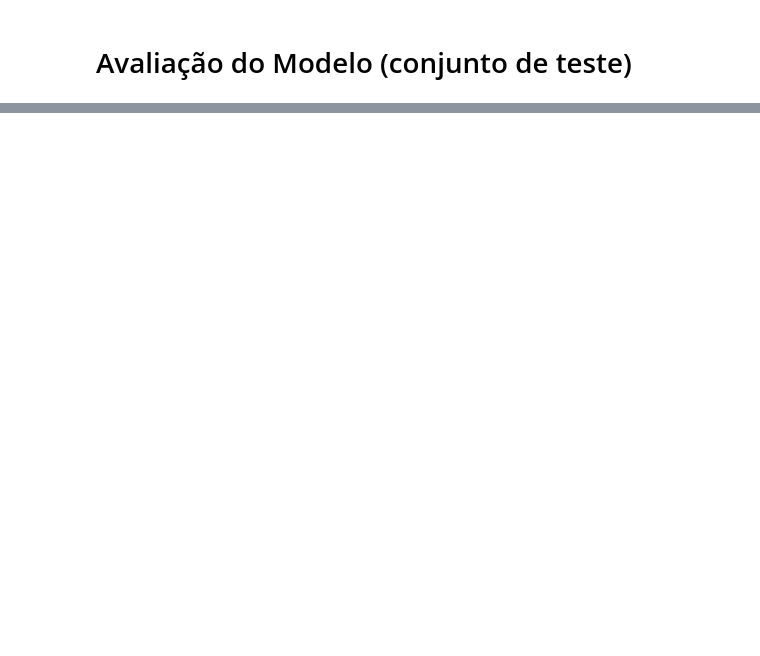
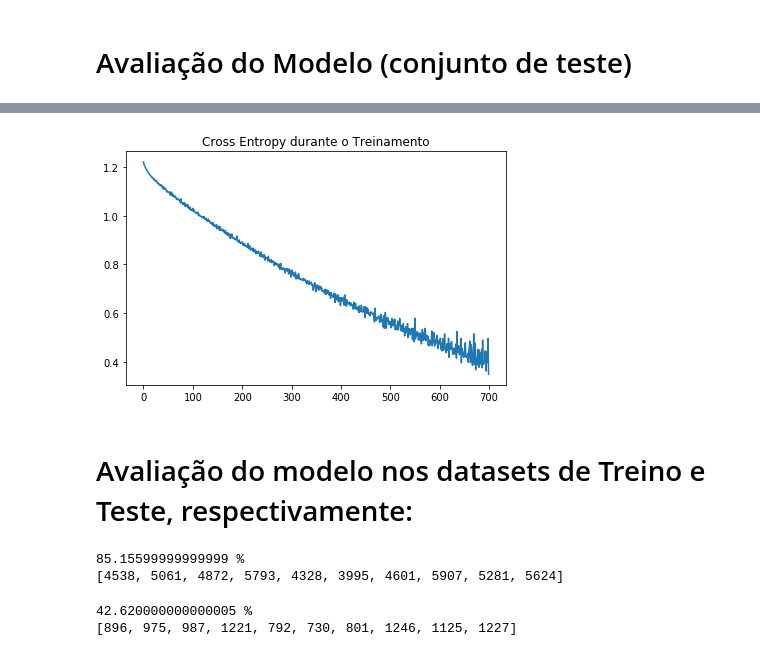
Before and after one commit to IhanBender/Redes-Neurais-Profundas-UFPEL-20191, a Jupyter notebook: notebooks/02 - MLP.ipynb, the cells around one changed output, grey strips where cells are left out. Drawn from its saved outputs; the diff is of its cells as text; code cells hidden in the pictures; blank space fills up the shorter version.

```diff
--- a/notebooks/02 - MLP.ipynb
+++ b/notebooks/02 - MLP.ipynb
@@ -185,0 +188,7 @@ evaluate(model, test_loader)
+# %%
+train_loader = DataLoader(dataset=dataset_train, shuffle=True, batch_size=200)
+test_loader = DataLoader(dataset=dataset_test, shuffle=False, batch_size=200)
+
+losses = []
+# Treinamento por mais 700 Épocas
+train_model(model, 700, train_loader, losses)
@@ -185,0 +213,7 @@ evaluate(model, test_loader)
+# %%
+plt.title("Cross Entropy durante o Treinamento")
+plt.tight_layout()
+_ = plt.plot(losses)
+plt.show()
+# %% [output]
+[figure, added]
@@ -185,0 +223,12 @@ evaluate(model, test_loader)
+# %% [markdown]
+# Avaliação do modelo nos datasets de Treino e Teste, respectivamente:
+# %%
+evaluate(model, train_loader)
+# %% [output]
+85.15599999999999 %
+[4538, 5061, 4872, 5793, 4328, 3995, 4601, 5907, 5281, 5624]
+# %%
+evaluate(model, test_loader)
+# %% [output]
+42.620000000000005 %
+[896, 975, 987, 1221, 792, 730, 801, 1246, 1125, 1227]
```
Also changed, not shown: parts of 18 cells of this notebook.
